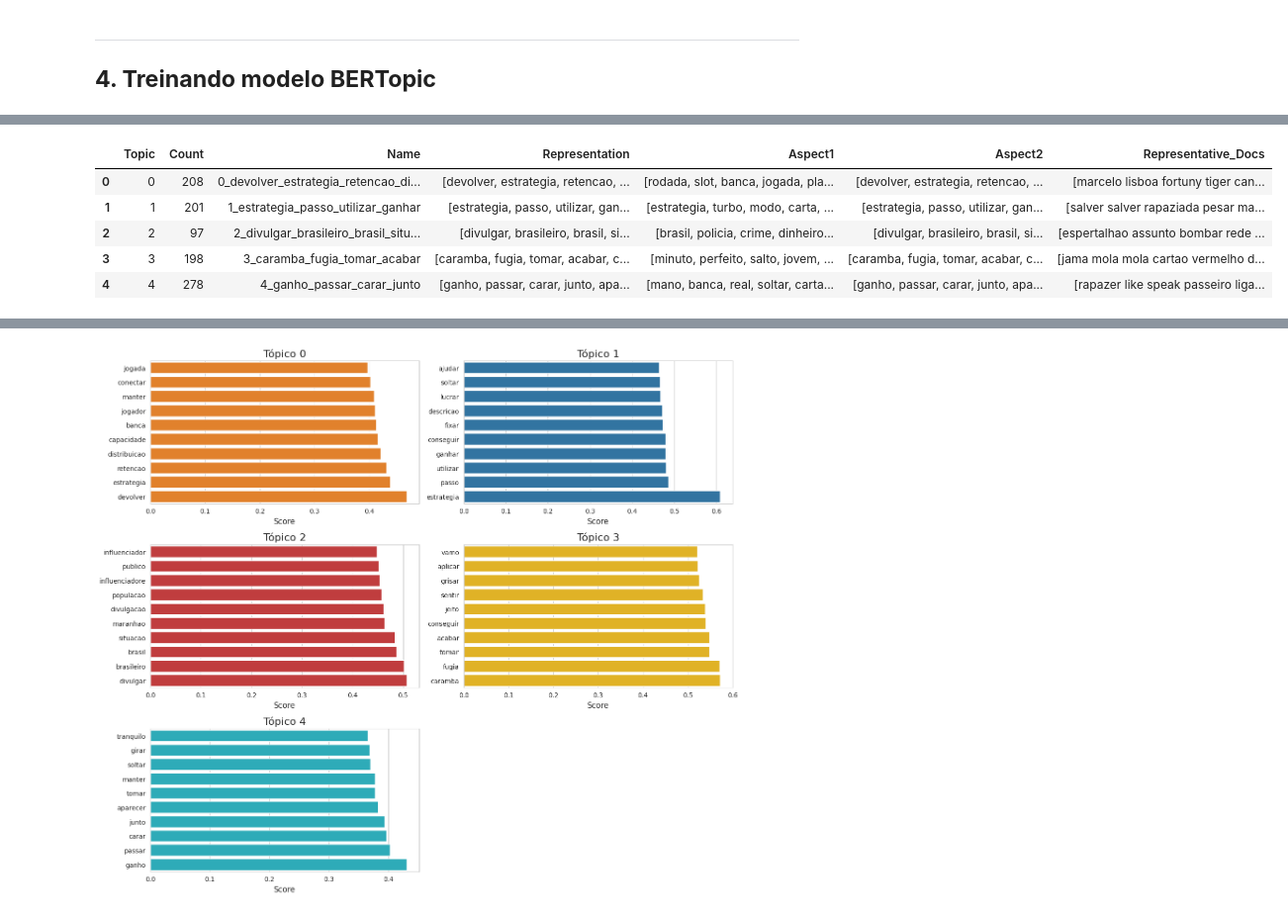
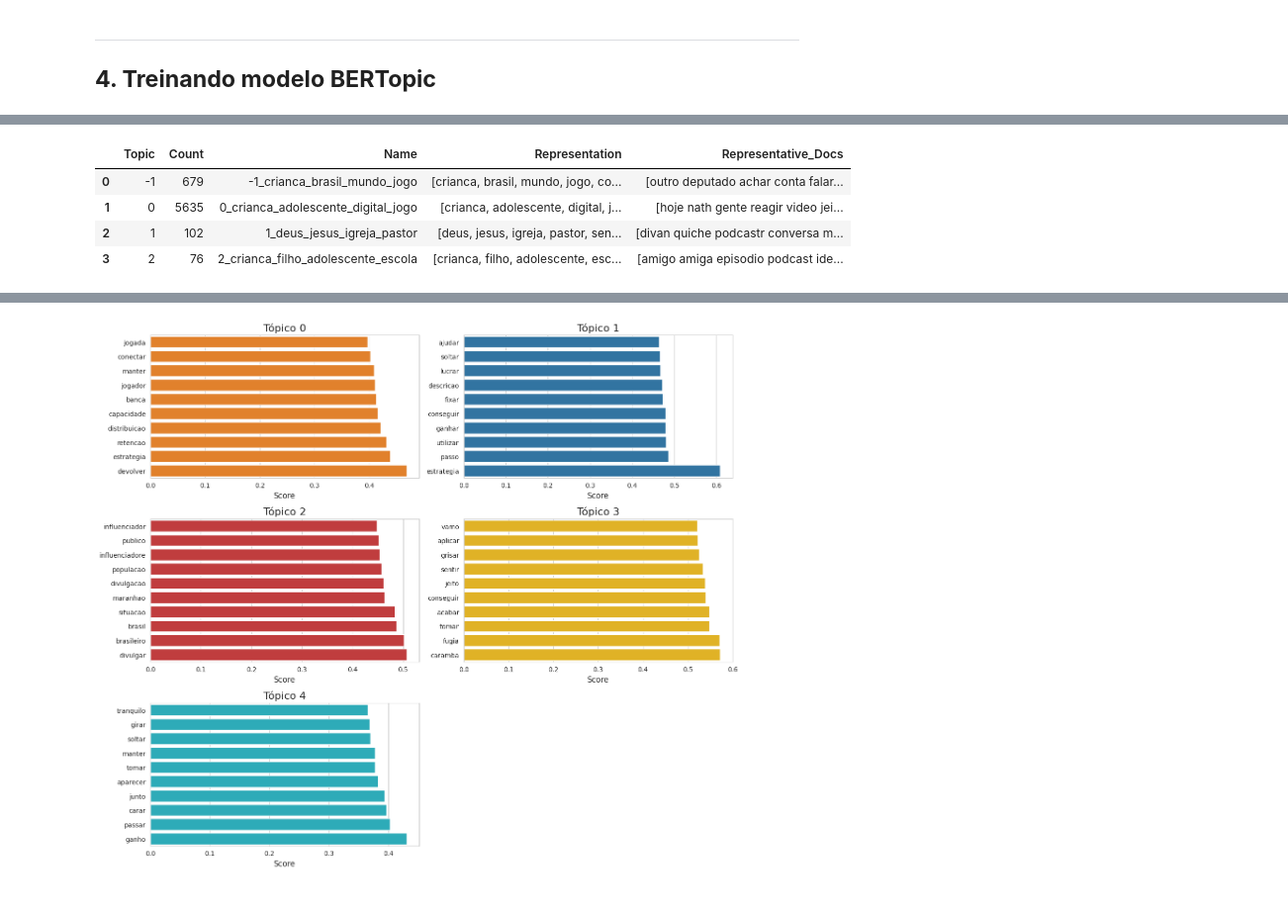
Before and after one commit to estermariaa/lei_felca, a Jupyter notebook: notebooks/24_transcription_topic_modeling.ipynb, the cells around one changed output, grey strips where cells are left out. Shown at 99% size. Saved outputs shown, nothing was run; the diff lists cells and outputs as text; code cells hidden in the pictures.

```diff
--- a/notebooks/24_transcription_topic_modeling.ipynb
+++ b/notebooks/24_transcription_topic_modeling.ipynb
@@ -285,14 +317,11 @@ loaded_model = run_topic_modeling()
-# %%
-from meu_bertopic import BERTopic
-
-loaded_model = BERTopic.load(f"./topicmodeling/data_topic_modeling/kmeans_1")
 # %%
-loaded_model.get_topic_info()
+modelo_treinado = loaded_model[0]
+
+modelo_treinado.get_topic_info()
 # %% [output]
-|  | Topic | Count | Name | Representation | Aspect1 | Aspect2 | Representative_Docs |
-| 0 | 0 | 208 | 0_devolver_estrategia_retencao_di... | [devolver, estrategia, retencao, ... | [rodada, slot, banca, jogada, pla... | [devolver, estrategia, retencao, ... | [marcelo lisboa fortuny tiger can... |
-| 1 | 1 | 201 | 1_estrategia_passo_utilizar_ganhar | [estrategia, passo, utilizar, gan... | [estrategia, turbo, modo, carta, ... | [estrategia, passo, utilizar, gan... | [salver salver rapaziada pesar ma... |
-| 2 | 2 | 97 | 2_divulgar_brasileiro_brasil_situ... | [divulgar, brasileiro, brasil, si... | [brasil, policia, crime, dinheiro... | [divulgar, brasileiro, brasil, si... | [espertalhao assunto bombar rede ... |
-| 3 | 3 | 198 | 3_caramba_fugia_tomar_acabar | [caramba, fugia, tomar, acabar, c... | [minuto, perfeito, salto, jovem, ... | [caramba, fugia, tomar, acabar, c... | [jama mola mola cartao vermelho d... |
-| 4 | 4 | 278 | 4_ganho_passar_carar_junto | [ganho, passar, carar, junto, apa... | [mano, banca, real, soltar, carta... | [ganho, passar, carar, junto, apa... | [rapazer like speak passeiro liga... |
+|  | Topic | Count | Name | Representation | Representative_Docs |
+| 0 | -1 | 679 | -1_crianca_brasil_mundo_jogo | [crianca, brasil, mundo, jogo, co... | [outro deputado achar conta falar... |
+| 1 | 0 | 5635 | 0_crianca_adolescente_digital_jogo | [crianca, adolescente, digital, j... | [hoje nath gente reagir video jei... |
+| 2 | 1 | 102 | 1_deus_jesus_igreja_pastor | [deus, jesus, igreja, pastor, sen... | [divan quiche podcastr conversa m... |
+| 3 | 2 | 76 | 2_crianca_filho_adolescente_escola | [crianca, filho, adolescente, esc... | [amigo amiga episodio podcast ide... |
 # %%
```
Also changed, not shown: parts of 16 cells of this notebook, 27 other files.
